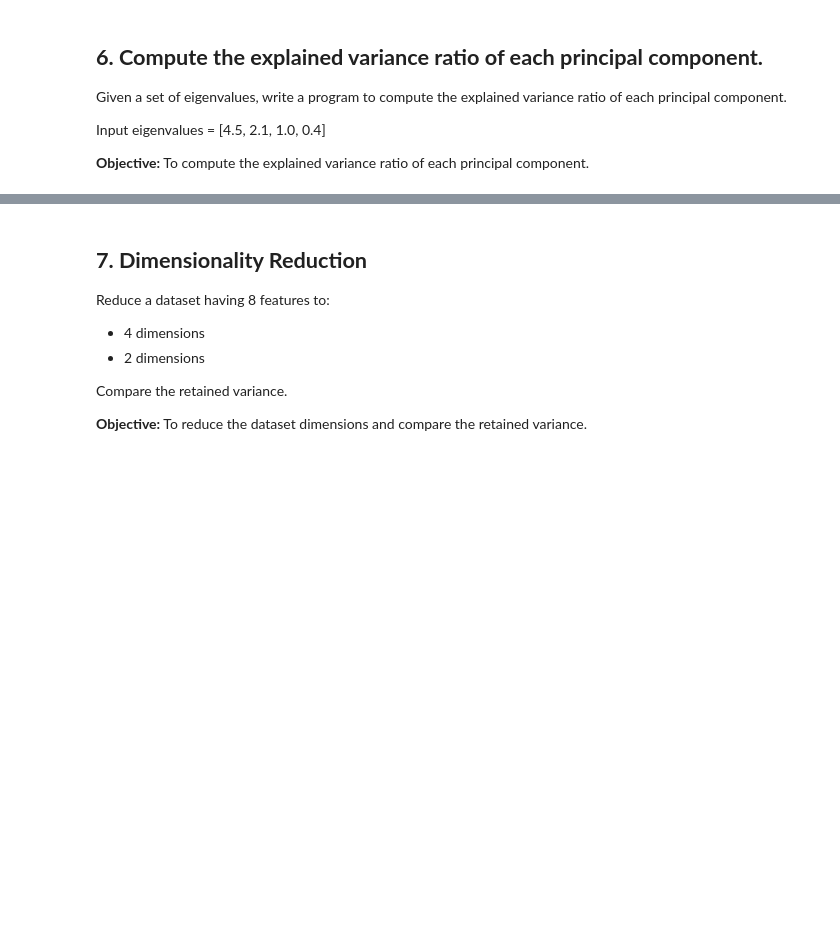
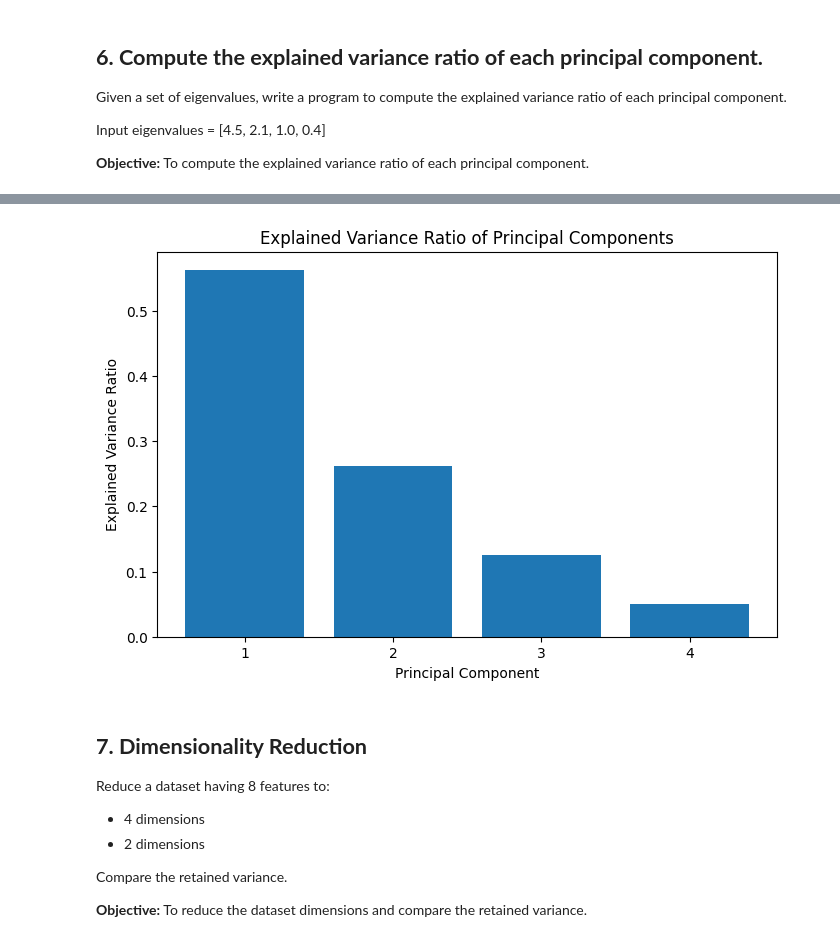
Before and after one commit to MonishDY/AI-Track, a Jupyter notebook: Module 3 - Machine Learning/Assignment 5/Monish_DY_Assignment_5_ML_Case_Study.ipynb, the cells around one changed output, grey strips where cells are left out. Cells and saved outputs as stored; diff of their text form; code cells hidden in the pictures; blank space fills up the shorter version.

```diff
--- a/Module 3 - Machine Learning/Assignment 5/Monish_DY_Assignment_5_ML_Case_Study.ipynb
+++ b/Module 3 - Machine Learning/Assignment 5/Monish_DY_Assignment_5_ML_Case_Study.ipynb
@@ -63,0 +218,7 @@ Input  eigenvalues = [4.5, 2.1, 1.0, 0.4]
+# %%
+# Eigen values
+eigenvalues = np.array([4.5, 2.1, 1.0, 0.4])
+
+# Calculate Explained Variance Ratio
+explained_variance_ratio = eigenvalues / eigenvalues.sum()
+explained_variance_ratio
@@ -63,0 +227,9 @@ Input  eigenvalues = [4.5, 2.1, 1.0, 0.4]
+# %%
+# Display Results
+variance_df = pd.DataFrame({
+    "Principal Component": range(1, len(eigenvalues) + 1),
+    "Eigenvalue": eigenvalues,
+    "Explained Variance Ratio": explained_variance_ratio
+})
+
+variance_df
@@ -64,3 +242,19 @@ Input  eigenvalues = [4.5, 2.1, 1.0, 0.4]
+# %%
+# Plot Explained Variance Ratio
+plt.figure(figsize=(8, 5))
+
+plt.bar(
+    variance_df["Principal Component"],
+    variance_df["Explained Variance Ratio"]
+)
+
+plt.xlabel("Principal Component")
+plt.ylabel("Explained Variance Ratio")
+plt.title("Explained Variance Ratio of Principal Components")
+plt.xticks(range(1, len(eigenvalues) + 1))
+plt.show()
+# %% [output]
+[figure, added]
 # %% [markdown]
 ## **7. Dimensionality Reduction**
 
```
Also changed, not shown: parts of 38 cells of this notebook.
